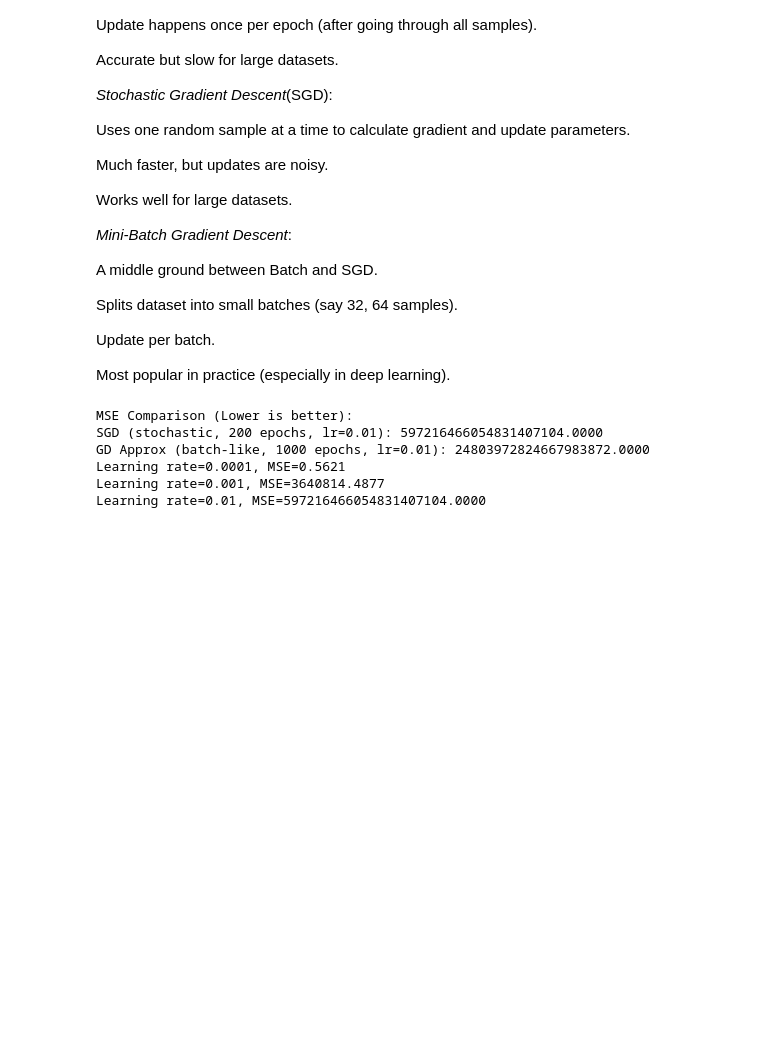
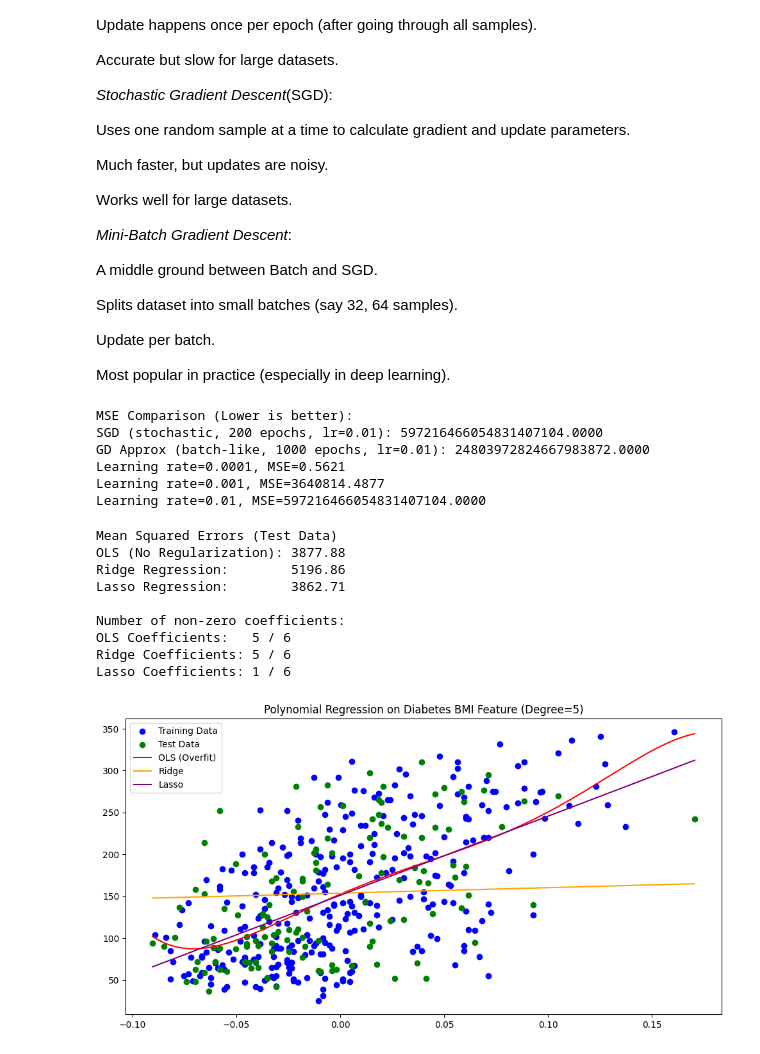
Before and after one commit to AMJAMAITHILI/ML_LAB-141, a Jupyter notebook: ML_LAB5,6.ipynb, the cells around one changed output. Drawn from its saved outputs; the diff is of its cells as text; code cells hidden in the pictures; blank space fills up the shorter version.

```diff
--- a/ML_LAB5,6.ipynb
+++ b/ML_LAB5,6.ipynb
@@ -268,3 +268,73 @@ GD Approx (batch-like, 1000 epochs, lr=0.01): 24803972824667983872.0000
 Learning rate=0.0001, MSE=0.5621
 Learning rate=0.001, MSE=3640814.4877
 Learning rate=0.01, MSE=597216466054831407104.0000
+# %%
+#Demonstrate the use of Regularization methods (LASSO and RIDGE) on non-linear data and display the coefficient values and MSE to address the overfitting problem.
+import numpy as np
+import matplotlib.pyplot as plt
+from sklearn.datasets import load_diabetes
+from sklearn.preprocessing import PolynomialFeatures
+from sklearn.linear_model import LinearRegression, Ridge, Lasso
+from sklearn.metrics import mean_squared_error
+from sklearn.model_selection import train_test_split
+
+# 1. Load dataset
+diabetes = load_diabetes()
+X = diabetes.data[:, 2].reshape(-1, 1)  # Use BMI feature only
+y = diabetes.target
+
+# 2. Train-test split
+X_train, X_test, y_train, y_test = train_test_split(X, y, test_size=0.3, random_state=42)
+
+# 3. Add polynomial features (degree=5 to make it nonlinear)
+poly = PolynomialFeatures(degree=5)
+X_train_poly = poly.fit_transform(X_train)
+X_test_poly = poly.transform(X_test)
+
+# 4. Train models
+ols = LinearRegression().fit(X_train_poly, y_train)#no regularization->ols
+ridge = Ridge(alpha=10).fit(X_train_poly, y_train)
+lasso = Lasso(alpha=0.1, max_iter=10000).fit(X_train_poly, y_train)
+
+# 5. Predictions
+y_pred_ols = ols.predict(X_test_poly)
+y_pred_ridge = ridge.predict(X_test_poly)
+y_pred_lasso = lasso.predict(X_test_poly)
+
+# 6. Evaluate
+print("Mean Squared Errors (Test Data)")
+print(f"OLS (No Regularization): {mean_squared_error(y_test, y_pred_ols):.2f}")
+print(f"Ridge Regression:        {mean_squared_error(y_test, y_pred_ridge):.2f}")
+print(f"Lasso Regression:        {mean_squared_error(y_test, y_pred_lasso):.2f}\n")
+
+print("Number of non-zero coefficients:")
+print(f"OLS Coefficients:   {np.count_nonzero(ols.coef_)} / {len(ols.coef_)}")
+print(f"Ridge Coefficients: {np.count_nonzero(ridge.coef_)} / {len(ridge.coef_)}")
+print(f"Lasso Coefficients: {np.count_nonzero(lasso.coef_)} / {len(lasso.coef_)}")
+
+# 7. Plot results
+plt.figure(figsize=(12,6))
+plt.scatter(X_train, y_train, color="blue", label="Training Data")
+plt.scatter(X_test, y_test, color="green", label="Test Data")
+
+X_curve = np.linspace(X.min(), X.max(), 200).reshape(-1, 1)
+X_curve_poly = poly.transform(X_curve)
+
+plt.plot(X_curve, ols.predict(X_curve_poly), color="red", label="OLS (Overfit)")
+plt.plot(X_curve, ridge.predict(X_curve_poly), color="orange", label="Ridge")
+plt.plot(X_curve, lasso.predict(X_curve_poly), color="purple", label="Lasso")
+
+plt.title("Polynomial Regression on Diabetes BMI Feature (Degree=5)")
+plt.legend()
+plt.show()
+# %% [output]
+Mean Squared Errors (Test Data)
+OLS (No Regularization): 3877.88
+Ridge Regression:        5196.86
+Lasso Regression:        3862.71
+
+Number of non-zero coefficients:
+OLS Coefficients:   5 / 6
+Ridge Coefficients: 5 / 6
+Lasso Coefficients: 1 / 6
+[figure, added]
```
Also changed, not shown: parts of 5 cells of this notebook.
